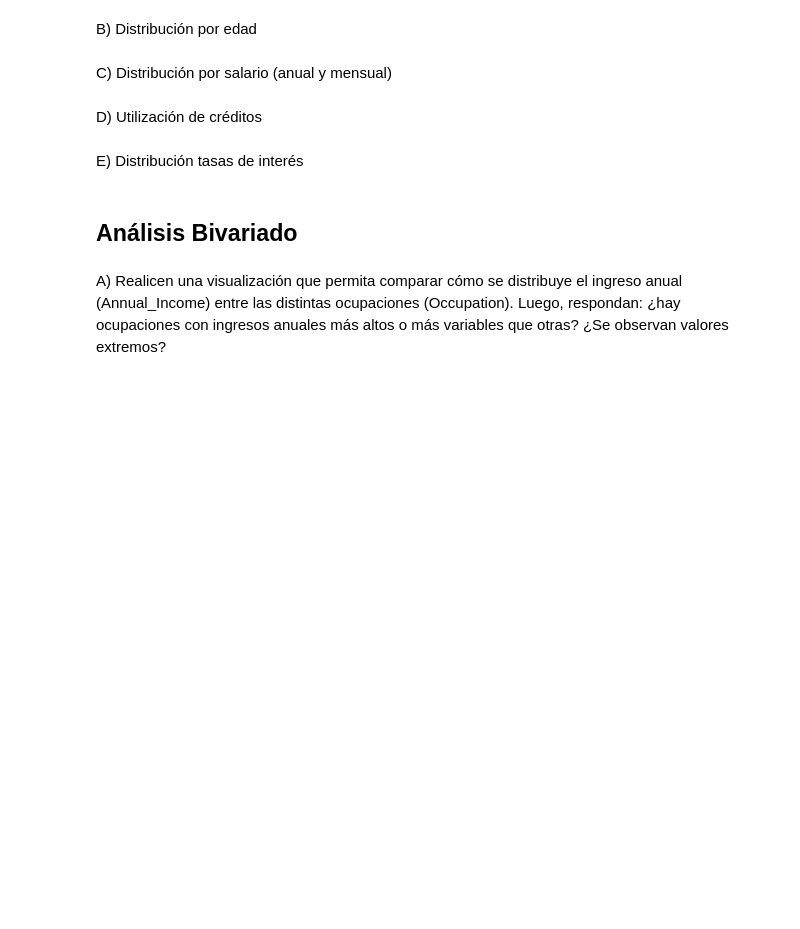
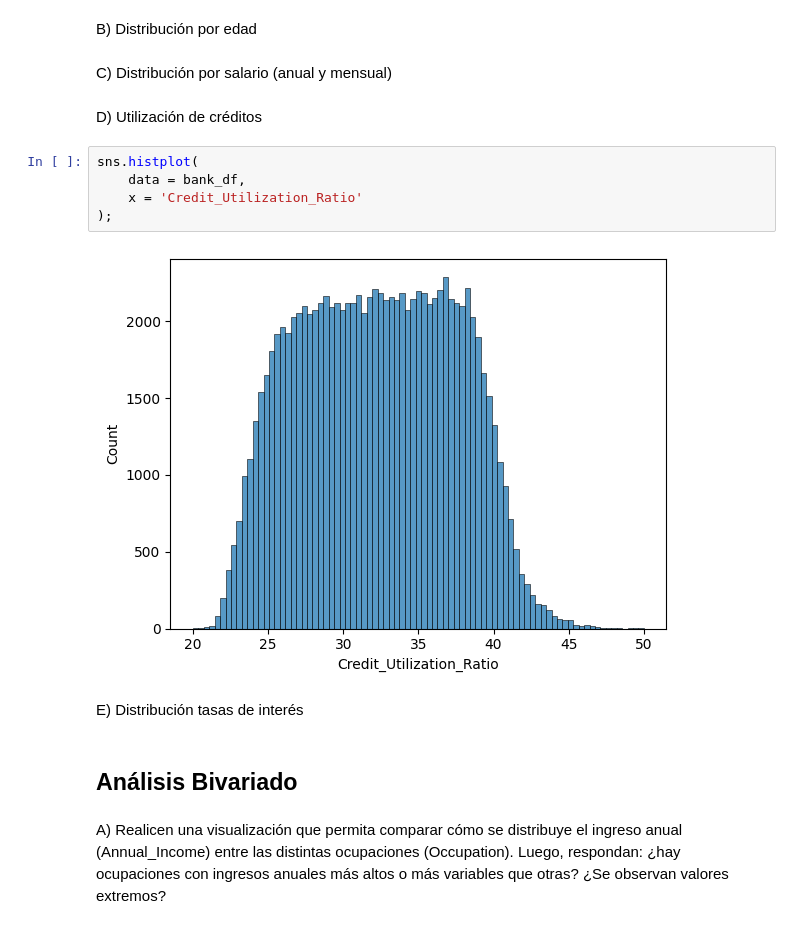
Before and after one commit to franovando/clase_04_06, a Jupyter notebook: Deteccion_de_Fraude.ipynb, the cells around one changed output. Drawn from its saved outputs; the diff is of its cells as text; blank space fills up the shorter version.

Commit message:
agrego grafico 1d y heatmap

```diff
--- a/Deteccion_de_Fraude.ipynb
+++ b/Deteccion_de_Fraude.ipynb
@@ -151,6 +143,13 @@ B) Distribución por edad
 C) Distribución por salario (anual y mensual)
 # %% [markdown]
 D) Utilización de créditos
+# %%
+sns.histplot(
+    data = bank_df,
+    x = 'Credit_Utilization_Ratio'
+);
+# %% [output]
+[figure, added]
 # %% [markdown]
 E) Distribución tasas de interés
 # %% [markdown]
```
Also changed, not shown: parts of 4 cells of this notebook.
